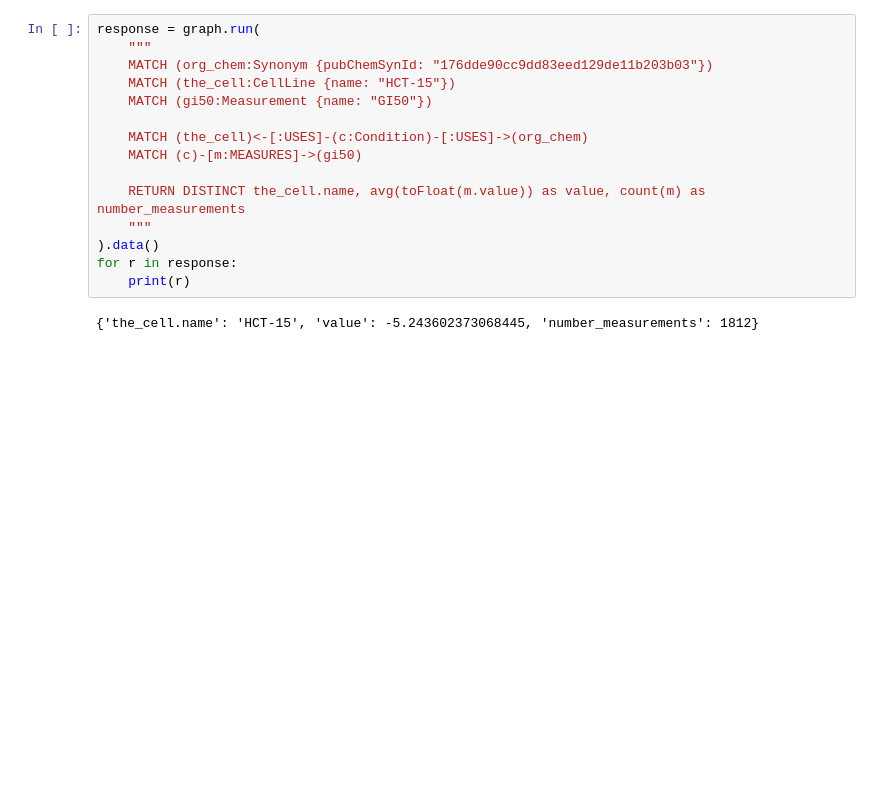
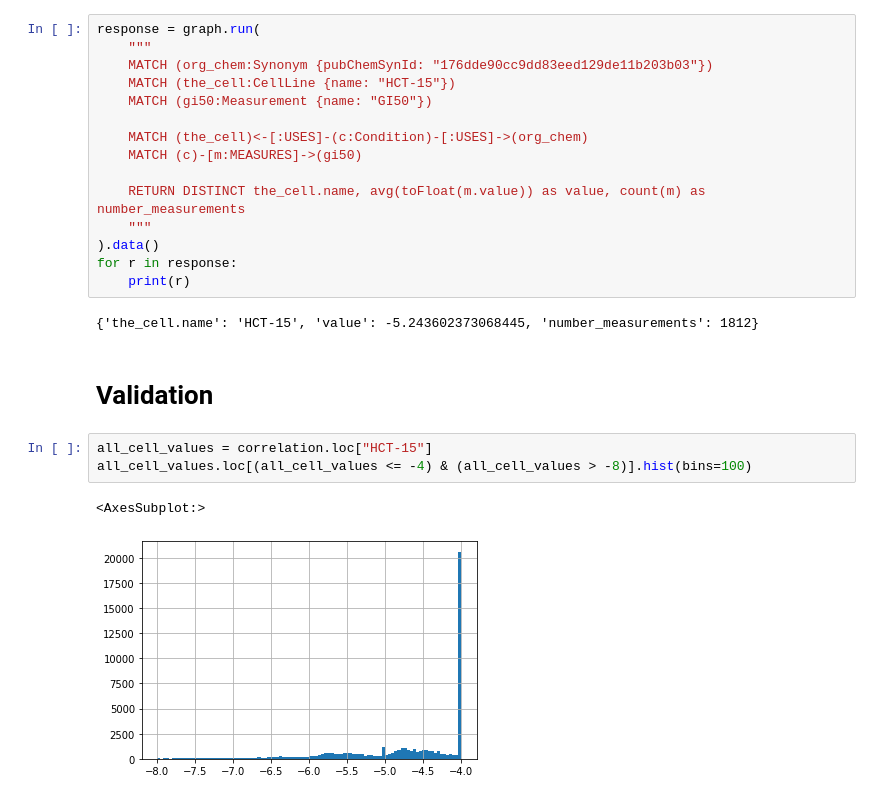
Before and after one commit to wagenrace/openmeasurement_database, a Jupyter notebook: 0003_add_nci60/GI50_distance_chem_based.ipynb, the cells around one changed output. Cells and saved outputs as stored; diff of their text form; blank space fills up the shorter version.

```diff
--- a/0003_add_nci60/GI50_distance_chem_based.ipynb
+++ b/0003_add_nci60/GI50_distance_chem_based.ipynb
@@ -298,3 +298,11 @@ for r in response:
     print(r)
 # %% [output]
 {'the_cell.name': 'HCT-15', 'value': -5.243602373068445, 'number_measurements': 1812}
+# %% [markdown]
+# Validation
+# %%
+all_cell_values = correlation.loc["HCT-15"]
+all_cell_values.loc[(all_cell_values <= -4) & (all_cell_values > -8)].hist(bins=100)
+# %% [output]
+<AxesSubplot:>
+[figure, added]
```
Also changed, not shown: parts of 2 cells of this notebook.
